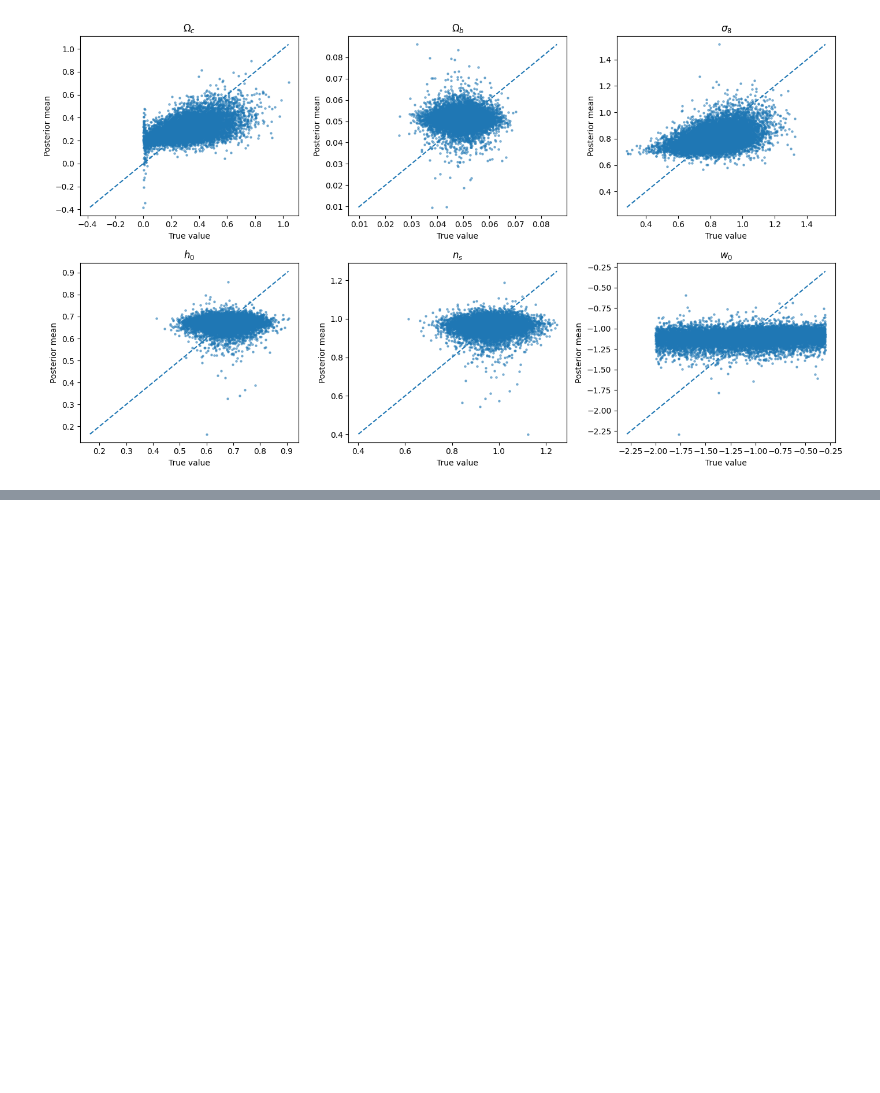
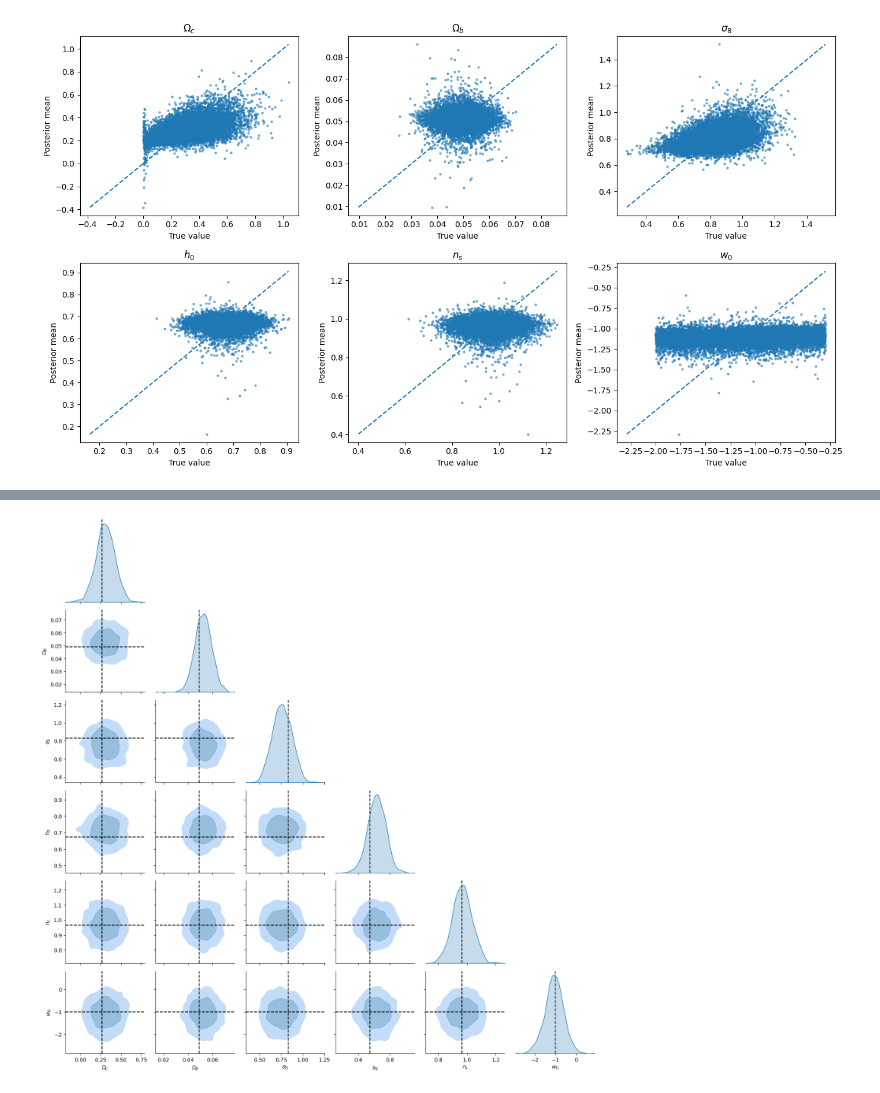
Before and after one commit to prob-ml/blissWL, a Jupyter notebook: maps_to_cosmology/notebooks/results.ipynb, the cells around one changed output, grey strips where cells are left out. Cells and saved outputs as stored; diff of their text form; code cells hidden in the pictures; blank space fills up the shorter version.

```diff
--- a/maps_to_cosmology/notebooks/results.ipynb
+++ b/maps_to_cosmology/notebooks/results.ipynb
@@ -23,8 +22,8 @@ with initialize(config_path="../configs", version_base=None):
 # %% [markdown]
 Instantiate the encoder using the checkpoint from a previous training run:
 # %%
-ckpt = "/data/scratch/blissWL_checkpoints/example_encoder.ckpt"
-encoder = Encoder.load_from_checkpoint(ckpt)
+ckpt = "/data/scratch/blissWL_checkpoints/cosmo_encoder.ckpt"
+encoder = Encoder.load_from_checkpoint(ckpt, weights_only=False)
 encoder.eval()
 encoder.to(device)
 # %% [output]
@@ -124,0 +145,28 @@ plt.show()
+# %%
+with torch.no_grad():
+    reference_map_tensor = torch.tensor(reference_map).unsqueeze(0).to(device)
+    out = encoder(reference_map_tensor)
+    posterior_mean = out[:, 0::2]
+    posterior_stdev = out[:, 1::2].clamp(-10, 10).exp().sqrt()
+# %%
+num_samples = 1000
+mean = posterior_mean.squeeze().cpu().numpy()
+stdev = posterior_stdev.squeeze().cpu().numpy()
+
+samples = np.random.normal(loc=mean, scale=stdev, size=(num_samples, 6))
+df = pd.DataFrame(samples, columns=param_names)
+
+g = sns.PairGrid(df, corner=True, diag_sharey=False)
+g.map_diag(sns.kdeplot, fill=True)
+g.map_lower(sns.kdeplot, levels=[0.05, 0.32, 1.0], fill=True, alpha=0.5)
+
+for i in range(6):
+    # Diagonal: vertical line at true value
+    g.axes[i, i].axvline(reference_params[i], color='black', linestyle='--')
+
+    # Lower triangle: vertical and horizontal dashed lines at true values
+    for j in range(i):
+        g.axes[i, j].axvline(reference_params[j], color='black', linestyle='--')
+        g.axes[i, j].axhline(reference_params[i], color='black', linestyle='--')
+# %% [output]
+[figure, added]
```
Also changed, not shown: parts of 9 cells of this notebook, 1 other file.
